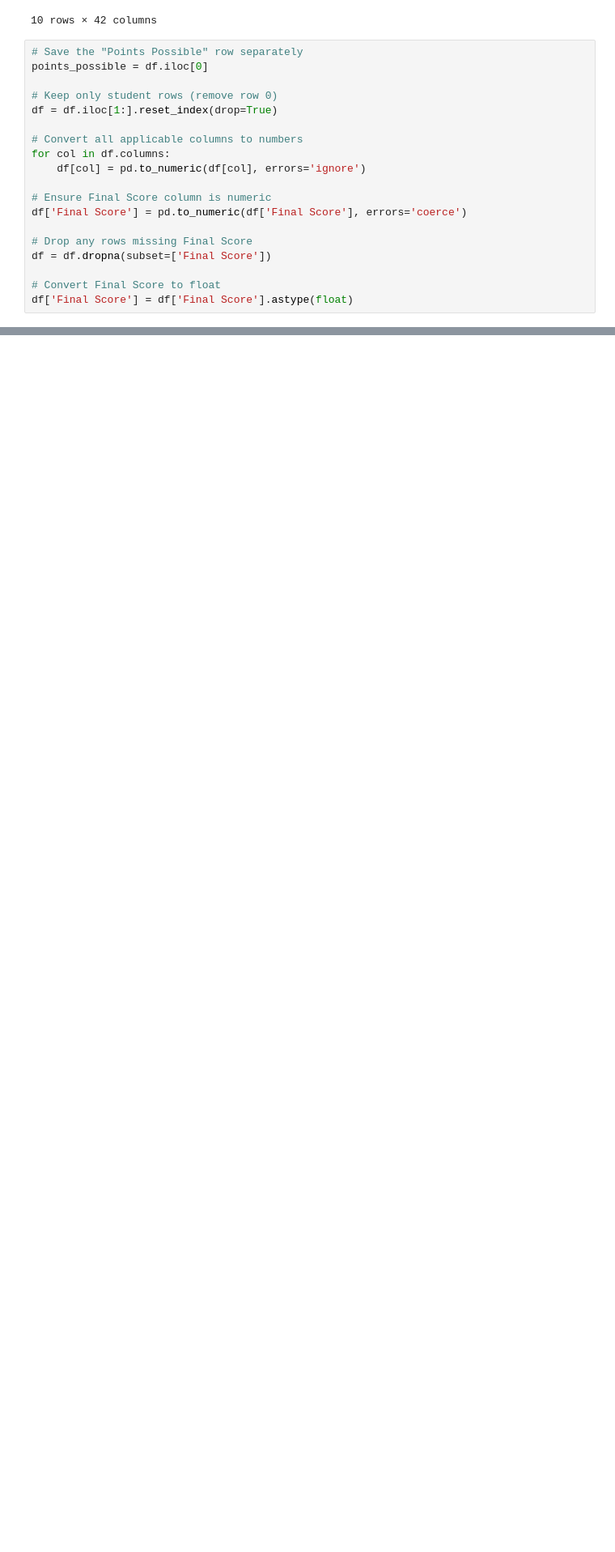
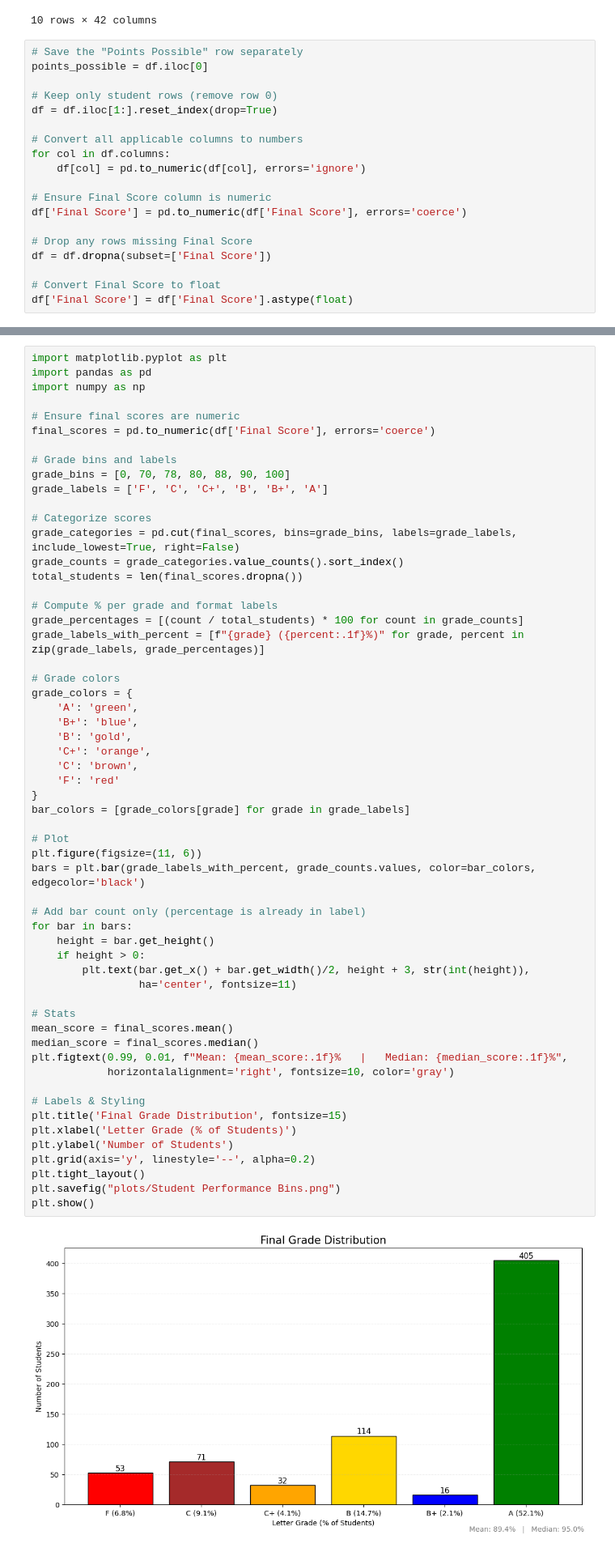
Before and after one commit to akioazevedo/student_analysis, a Jupyter notebook: Analysis.ipynb, the cells around one changed output, grey strips where cells are left out. Shown at 81% size. Cells and saved outputs as stored; diff of their text form; blank space fills up the shorter version.

```diff
--- a/Analysis.ipynb
+++ b/Analysis.ipynb
@@ -92,0 +89,59 @@ plt.show()
+# %%
+import matplotlib.pyplot as plt
+import pandas as pd
+import numpy as np
+
+# Ensure final scores are numeric
+final_scores = pd.to_numeric(df['Final Score'], errors='coerce')
+
+# Grade bins and labels
+grade_bins = [0, 70, 78, 80, 88, 90, 100]
+grade_labels = ['F', 'C', 'C+', 'B', 'B+', 'A']
+
+# Categorize scores
+grade_categories = pd.cut(final_scores, bins=grade_bins, labels=grade_labels, include_lowest=True, right=False)
+grade_counts = grade_categories.value_counts().sort_index()
+total_students = len(final_scores.dropna())
+
+# Compute % per grade and format labels
+grade_percentages = [(count / total_students) * 100 for count in grade_counts]
+grade_labels_with_percent = [f"{grade} ({percent:.1f}%)" for grade, percent in zip(grade_labels, grade_percentages)]
+
+# Grade colors
+grade_colors = {
+    'A': 'green',
+    'B+': 'blue',
+    'B': 'gold',
+    'C+': 'orange',
+    'C': 'brown',
+    'F': 'red'
+}
+bar_colors = [grade_colors[grade] for grade in grade_labels]
+
+# Plot
+plt.figure(figsize=(11, 6))
+bars = plt.bar(grade_labels_with_percent, grade_counts.values, color=bar_colors, edgecolor='black')
+
+# Add bar count only (percentage is already in label)
+for bar in bars:
+    height = bar.get_height()
+    if height > 0:
+        plt.text(bar.get_x() + bar.get_width()/2, height + 3, str(int(height)),
+                 ha='center', fontsize=11)
+
+# Stats
+mean_score = final_scores.mean()
+median_score = final_scores.median()
+plt.figtext(0.99, 0.01, f"Mean: {mean_score:.1f}%   |   Median: {median_score:.1f}%",
+            horizontalalignment='right', fontsize=10, color='gray')
+
+# Labels & Styling
+plt.title('Final Grade Distribution', fontsize=15)
+plt.xlabel('Letter Grade (% of Students)')
+plt.ylabel('Number of Students')
+plt.grid(axis='y', linestyle='--', alpha=0.2)
+plt.tight_layout()
+plt.savefig("plots/Student Performance Bins.png")
+plt.show()
+# %% [output]
+[figure, added]
```
Also changed, not shown: parts of 4 cells of this notebook, 6 other files.
